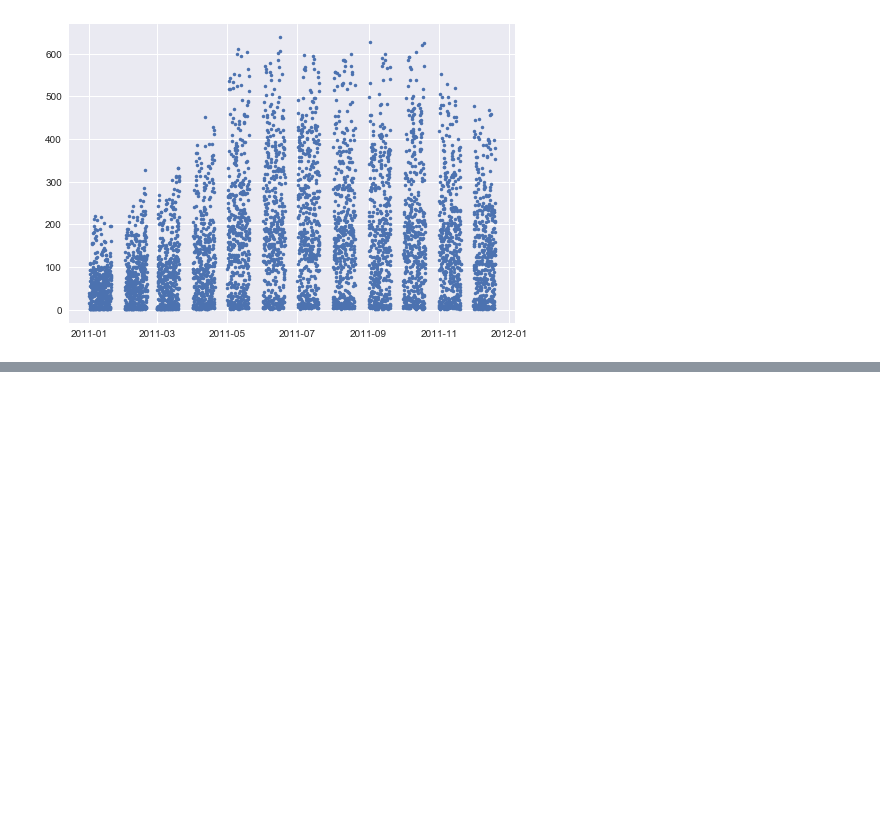
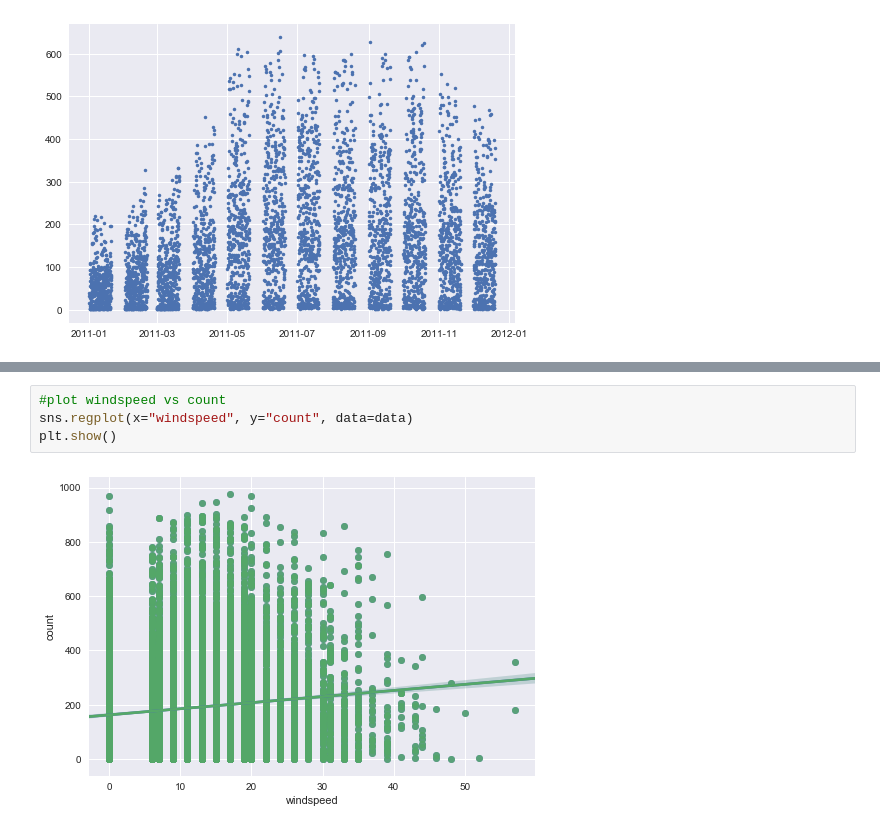
Before and after one commit to dkimpara/BikeShareKaggle, a Jupyter notebook: DataExploration.ipynb, the cells around one changed output, grey strips where cells are left out. Drawn from its saved outputs; the diff is of its cells as text; blank space fills up the shorter version.

```diff
--- a/DataExploration.ipynb
+++ b/DataExploration.ipynb
@@ -161,0 +137,6 @@ plt.show()
+# %%
+#plot windspeed vs count
+sns.regplot(x="windspeed", y="count", data=data)
+plt.show()
+# %% [output]
+[figure, added]
```
Also changed, not shown: parts of 9 cells of this notebook.
